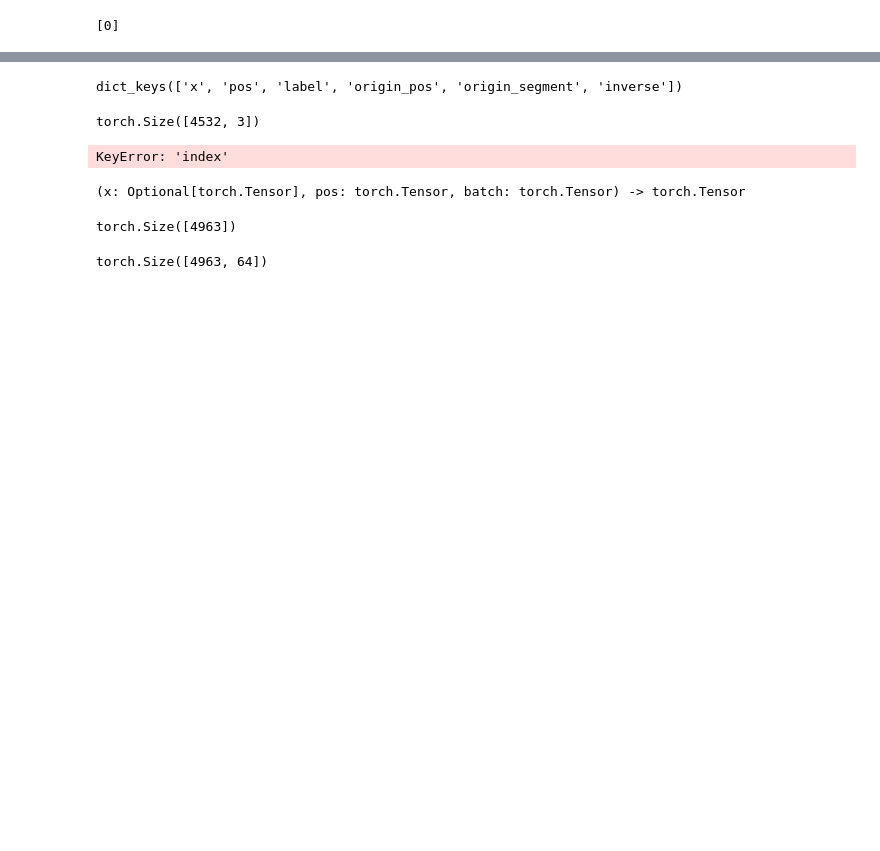
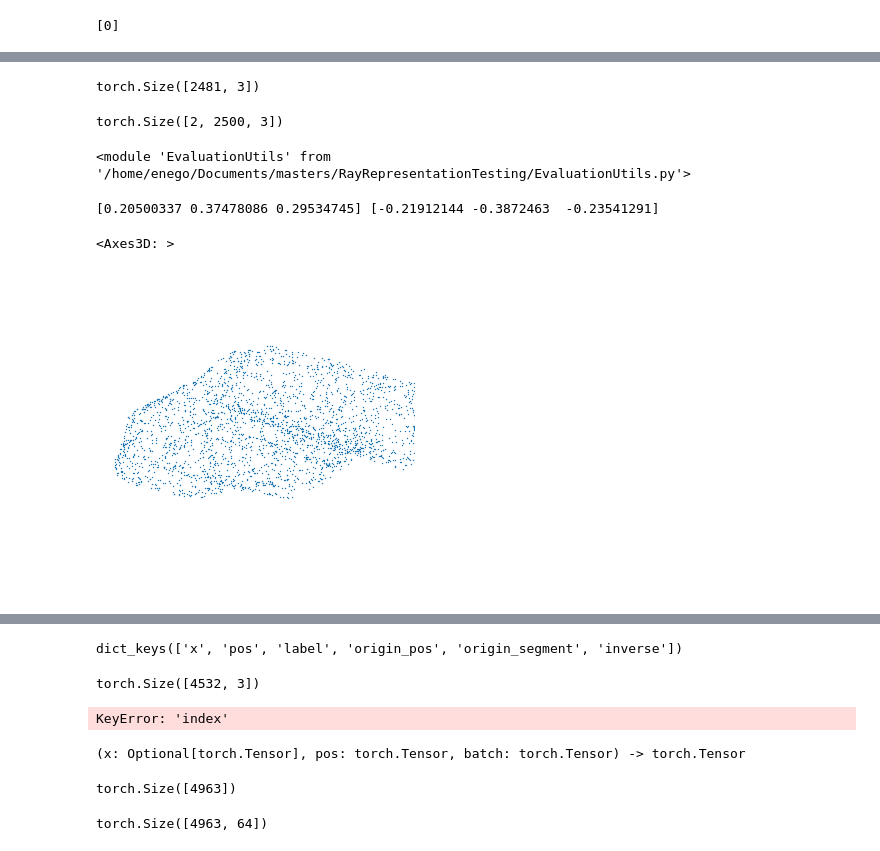
Before and after one commit to EnegoComley/RayRepresentationTesting, a Jupyter notebook: EvaluationTesting.ipynb, the cells around one changed output, grey strips where cells are left out. Cells and saved outputs as stored; diff of their text form; code cells hidden in the pictures; blank space fills up the shorter version.

```diff
--- a/EvaluationTesting.ipynb
+++ b/EvaluationTesting.ipynb
@@ -64,0 +114,18 @@ W0921 10:27:04.517000 2214696 .venv/lib/python3.12/site-packages/torch/fx/_symbo
+# %%
+ptv3.last_transformed_data["pos"].shape
+# %% [output]
+torch.Size([2481, 3])
+# %%
+pc2[0].shape
+# %% [output]
+torch.Size([2, 2500, 3])
+# %%
+reload(EvaluationUtils)
+# %% [output]
+<module 'EvaluationUtils' from '/home/enego/Documents/masters/RayRepresentationTesting/EvaluationUtils.py'>
+# %%
+EvaluationUtils.show_point_cloud(pc2[0][1])
+# %% [output]
+[0.20500337 0.37478086 0.29534745] [-0.21912144 -0.3872463  -0.23541291]
+<Axes3D: >
+[figure, added]
```
Also changed, not shown: parts of 28 cells of this notebook, 5 other files.
